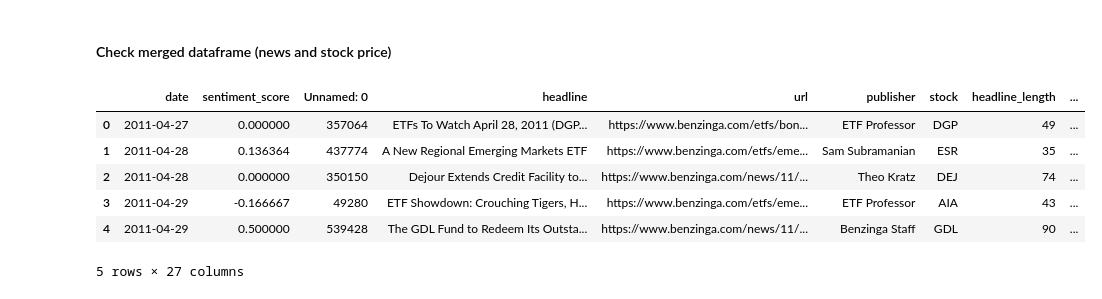
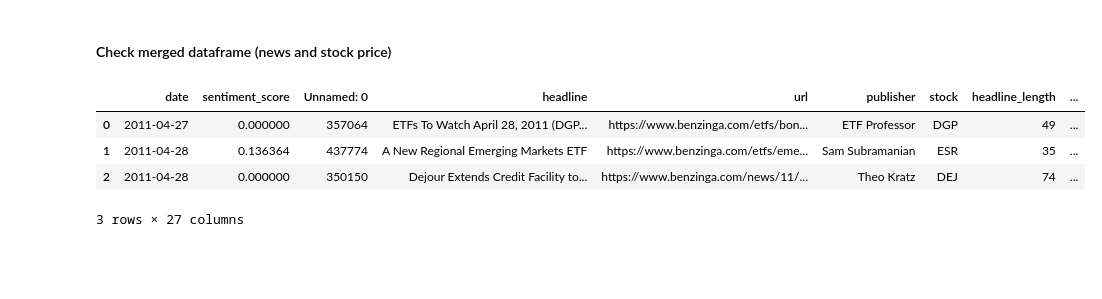
Before and after one commit to Ofgeha-Gelana/SentimentStockPredictor, a Jupyter notebook: notebooks/quantitative analyses.ipynb, the cells around one changed output. Saved outputs shown, nothing was run; the diff lists cells and outputs as text; code cells hidden in the pictures; blank space fills up the shorter version.

```diff
--- a/notebooks/quantitative analyses.ipynb
+++ b/notebooks/quantitative analyses.ipynb
@@ -386,12 +385,10 @@ mergeStockAndNews = news_data_and_aggregate_sentiment.merge(stock_data_aapl, how
 # %% [markdown]
 #### Check merged dataframe (news and stock price)
 # %%
-mergeStockAndNews.head()
+mergeStockAndNews.head(3)
 # %% [output]
 |  | date | sentiment_score | Unnamed: 0 | headline | url | publisher | stock | headline_length | ... |
 | 0 | 2011-04-27 | 0.000000 | 357064 | ETFs To Watch April 28, 2011 (DGP... | https://www.benzinga.com/etfs/bon... | ETF Professor | DGP | 49 | ... |
 | 1 | 2011-04-28 | 0.136364 | 437774 | A New Regional Emerging Markets ETF | https://www.benzinga.com/etfs/eme... | Sam Subramanian | ESR | 35 | ... |
 | 2 | 2011-04-28 | 0.000000 | 350150 | Dejour Extends Credit Facility to... | https://www.benzinga.com/news/11/... | Theo Kratz | DEJ | 74 | ... |
-| 3 | 2011-04-29 | -0.166667 | 49280 | ETF Showdown: Crouching Tigers, H... | https://www.benzinga.com/etfs/eme... | ETF Professor | AIA | 43 | ... |
-| 4 | 2011-04-29 | 0.500000 | 539428 | The GDL Fund to Redeem Its Outsta... | https://www.benzinga.com/news/11/... | Benzinga Staff | GDL | 90 | ... |
-5 rows × 27 columns
+3 rows × 27 columns
```
Also changed, not shown: parts of 12 cells of this notebook.
